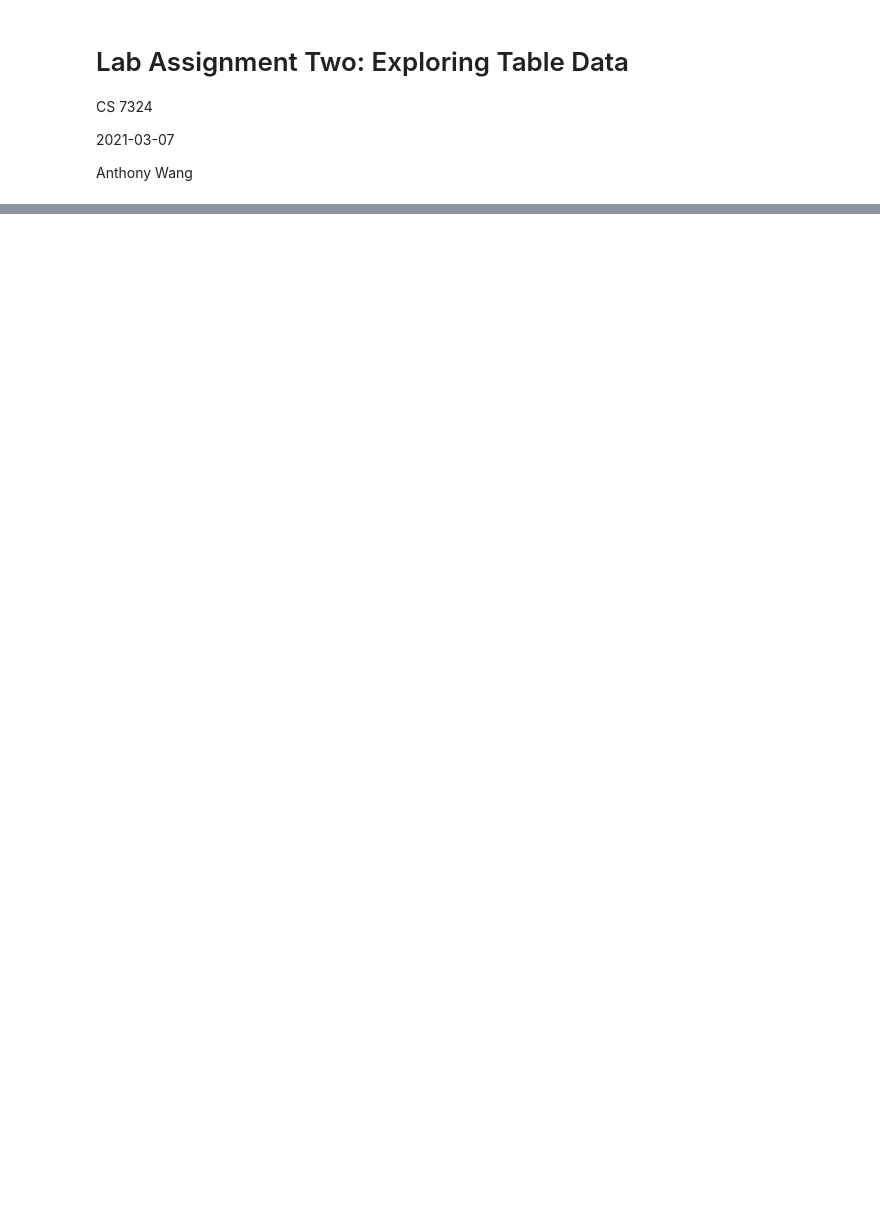
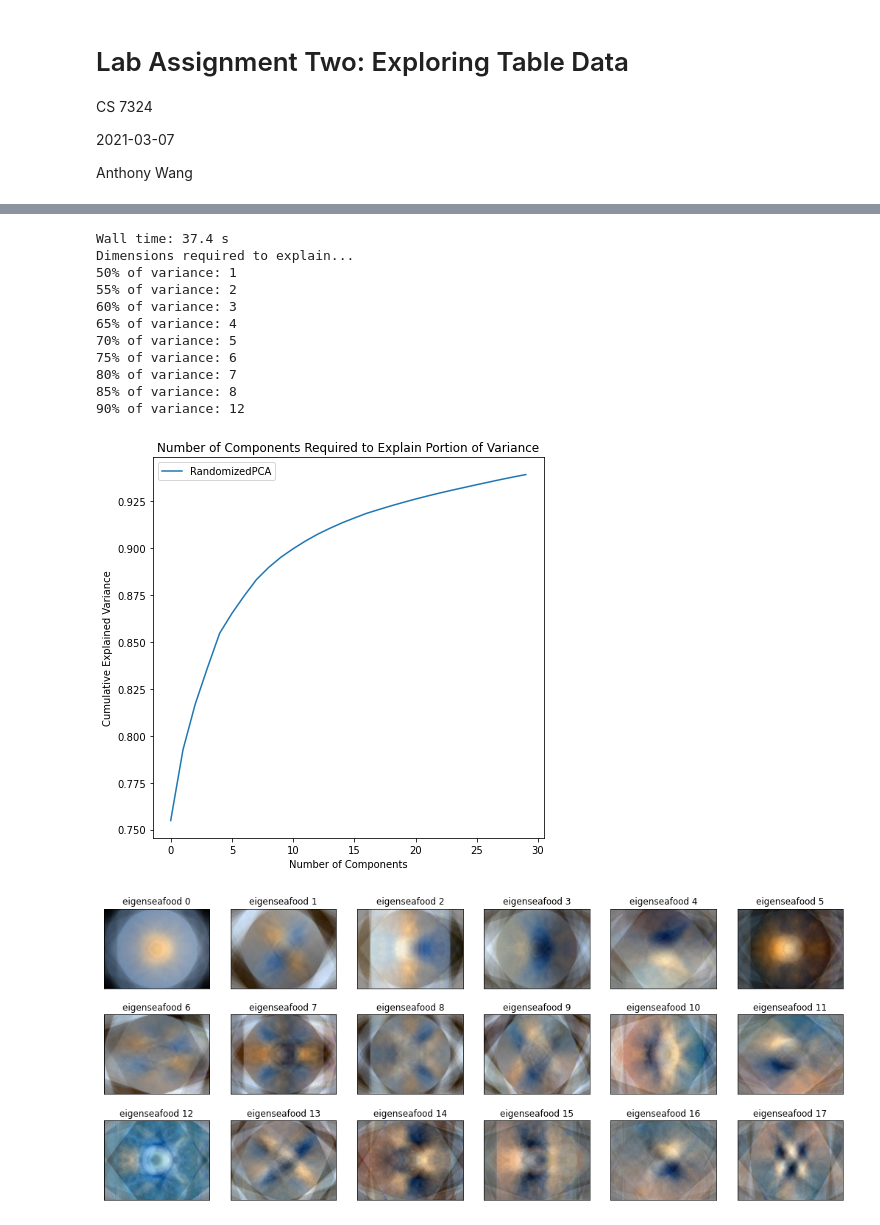
Before and after one commit to Djaenk/Artificial-Intelligence-Python, a Jupyter notebook: Exploring Image Data.ipynb, the cells around one changed output, grey strips where cells are left out. Saved outputs shown, nothing was run; the diff lists cells and outputs as text; code cells hidden in the pictures; blank space fills up the shorter version.

```diff
--- a/Exploring Image Data.ipynb
+++ b/Exploring Image Data.ipynb
@@ -14,0 +147,29 @@ Anthony Wang
+# %%
+# Randomized PCA
+
+from sklearn.decomposition import PCA
+
+# n_components = 100
+n_components = 30
+rpca = PCA(n_components=n_components, svd_solver="randomized")
+%time rpca.fit(data.copy())
+
+eigenseafood = rpca.components_.reshape((n_components, height, width, channels))
+eigenseafood_titles = ["eigenseafood %d" % i for i in range(eigenseafood.shape[0])]
+list_variance(rpca)
+plot_variance(RandomizedPCA = rpca)
+plot_gallery(eigenseafood, eigenseafood_titles, height, width)
+# %% [output]
+Wall time: 37.4 s
+Dimensions required to explain...
+50% of variance: 1
+55% of variance: 2
+60% of variance: 3
+65% of variance: 4
+70% of variance: 5
+75% of variance: 6
+80% of variance: 7
+85% of variance: 8
+90% of variance: 12
+[figure, added]
+[figure, added]
```
Also changed, not shown: parts of 8 cells of this notebook.
